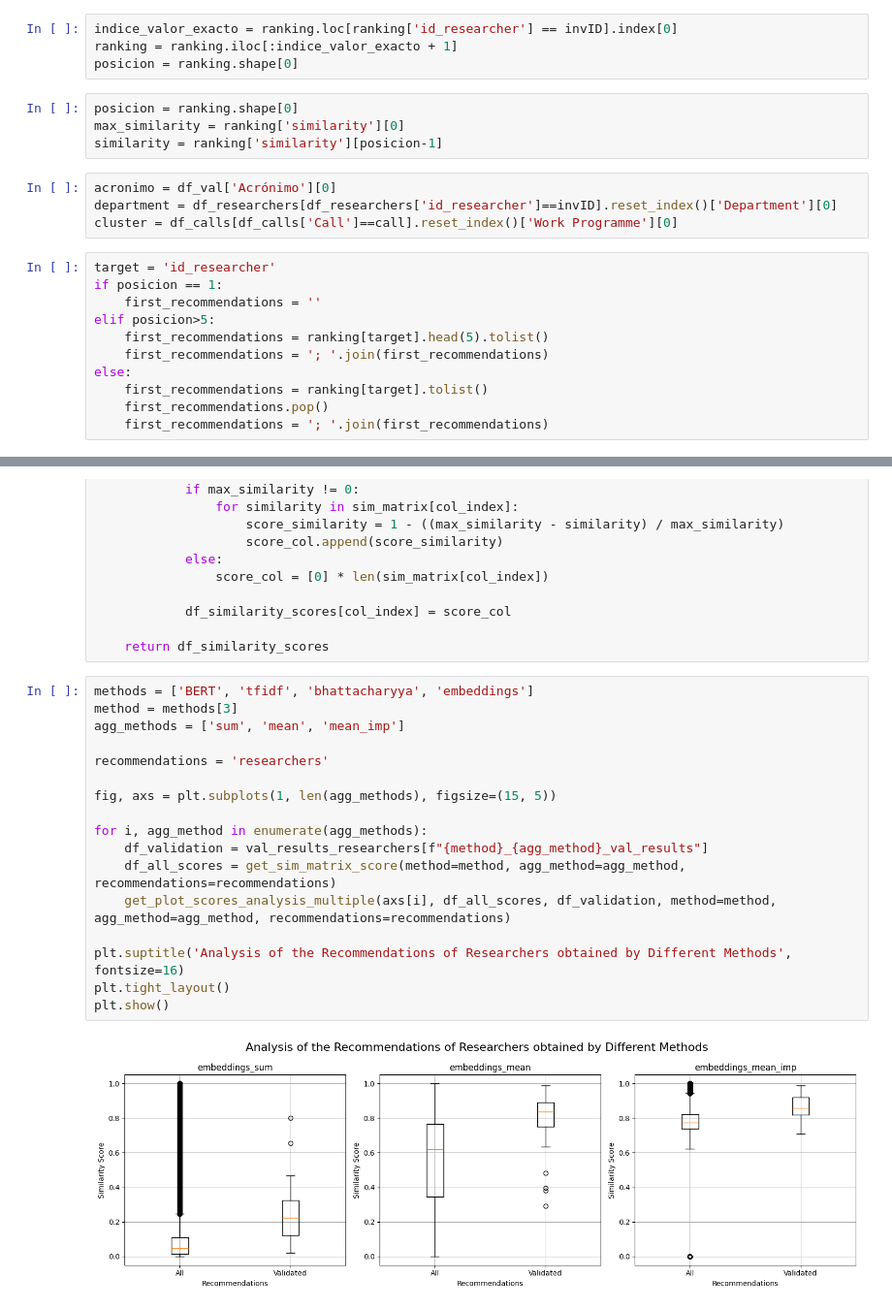
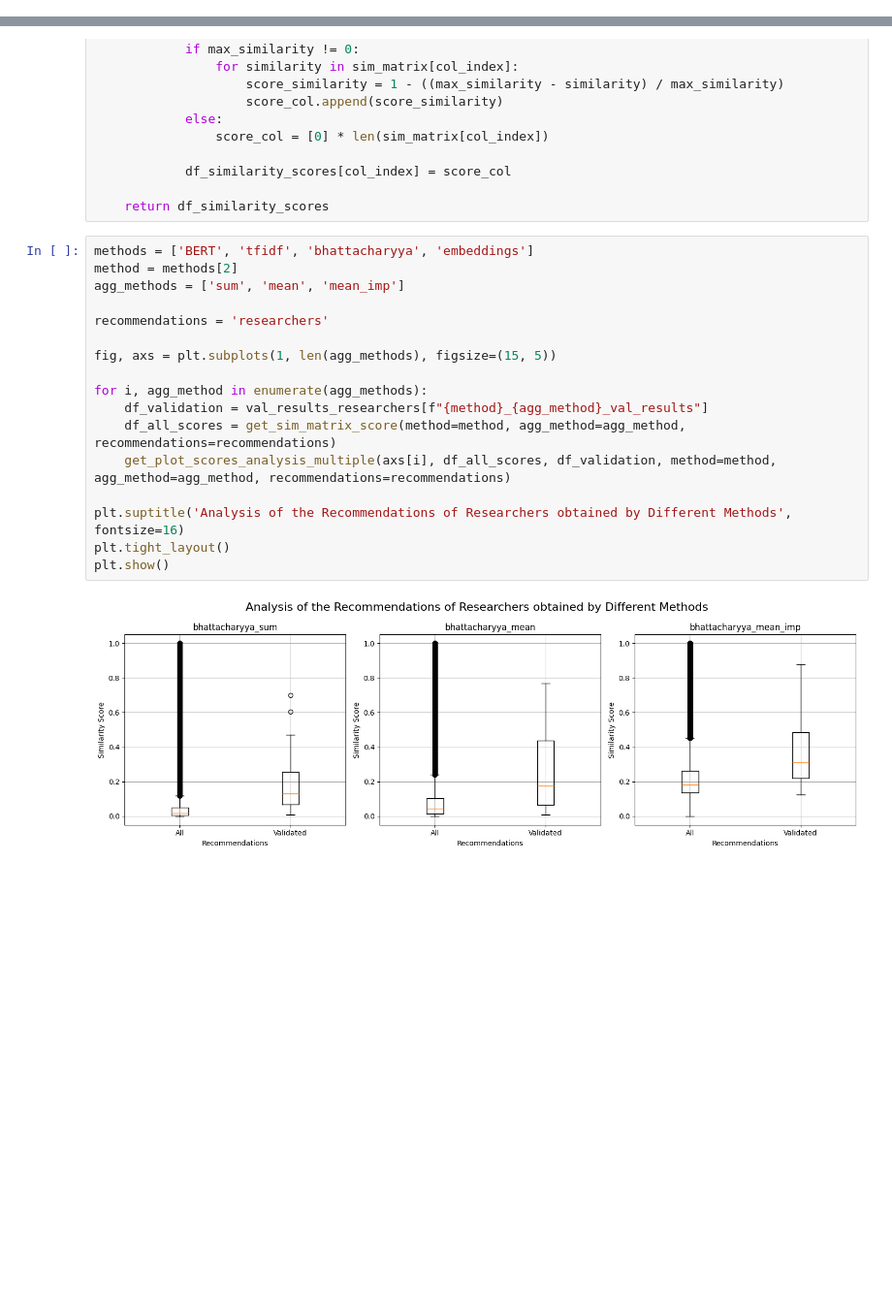
Before and after one commit to AI4University/recommendation_system_validation, a Jupyter notebook: score_computation.ipynb, the cells around one changed output, grey strips where cells are left out. Shown at 97% size. Drawn from its saved outputs; the diff is of its cells as text; blank space fills up the shorter version.

```diff
--- a/score_computation.ipynb
+++ b/score_computation.ipynb
@@ -44,23 +25,0 @@ ranking = recommendation_system_call_researcher(method='BERT', agg_method='mean'
-# %%
-indice_valor_exacto = ranking.loc[ranking['id_researcher'] == invID].index[0]
-ranking = ranking.iloc[:indice_valor_exacto + 1]
-posicion = ranking.shape[0]
-# %%
-posicion = ranking.shape[0]
-max_similarity = ranking['similarity'][0]
-similarity = ranking['similarity'][posicion-1]
-# %%
-acronimo = df_val['Acrónimo'][0]
-department = df_researchers[df_researchers['id_researcher']==invID].reset_index()['Department'][0]
-cluster = df_calls[df_calls['Call']==call].reset_index()['Work Programme'][0]
-# %%
-target = 'id_researcher'
-if posicion == 1:
-    first_recommendations = ''
-elif posicion>5:
-    first_recommendations = ranking[target].head(5).tolist()
-    first_recommendations = '; '.join(first_recommendations)
-else:
-    first_recommendations = ranking[target].tolist()
-    first_recommendations.pop()
-    first_recommendations = '; '.join(first_recommendations)
@@ -521,20 +467,20 @@ def get_sim_matrix_score(method, agg_method, recommendations, path='/export/usua
     return df_similarity_scores
 # %%
 methods = ['BERT', 'tfidf', 'bhattacharyya', 'embeddings']
-method = methods[3]
+method = methods[2]
 agg_methods = ['sum', 'mean', 'mean_imp']
 
 recommendations = 'researchers'
 
 fig, axs = plt.subplots(1, len(agg_methods), figsize=(15, 5))
 
 for i, agg_method in enumerate(agg_methods):
     df_validation = val_results_researchers[f"{method}_{agg_method}_val_results"]
     df_all_scores = get_sim_matrix_score(method=method, agg_method=agg_method, recommendations=recommendations)
     get_plot_scores_analysis_multiple(axs[i], df_all_scores, df_validation, method=method, agg_method=agg_method, recommendations=recommendations)
 
 plt.suptitle('Analysis of the Recommendations of Researchers obtained by Different Methods', fontsize=16)
 plt.tight_layout()
 plt.show()
 # %% [output]
-[figure, old version]
+[figure, new version]
```
Also changed, not shown: parts of 9 cells of this notebook, 1 other file.
